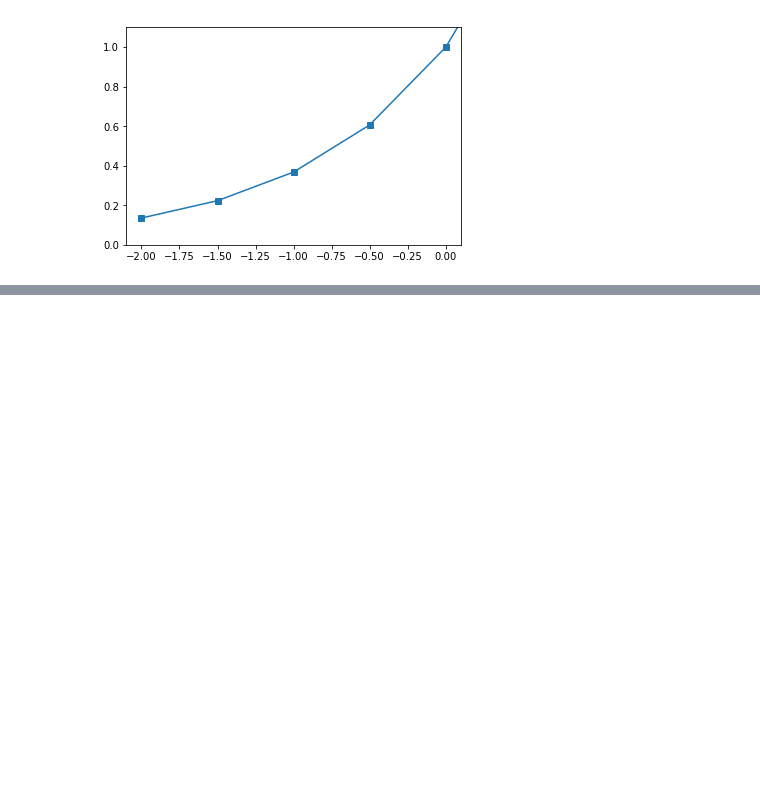
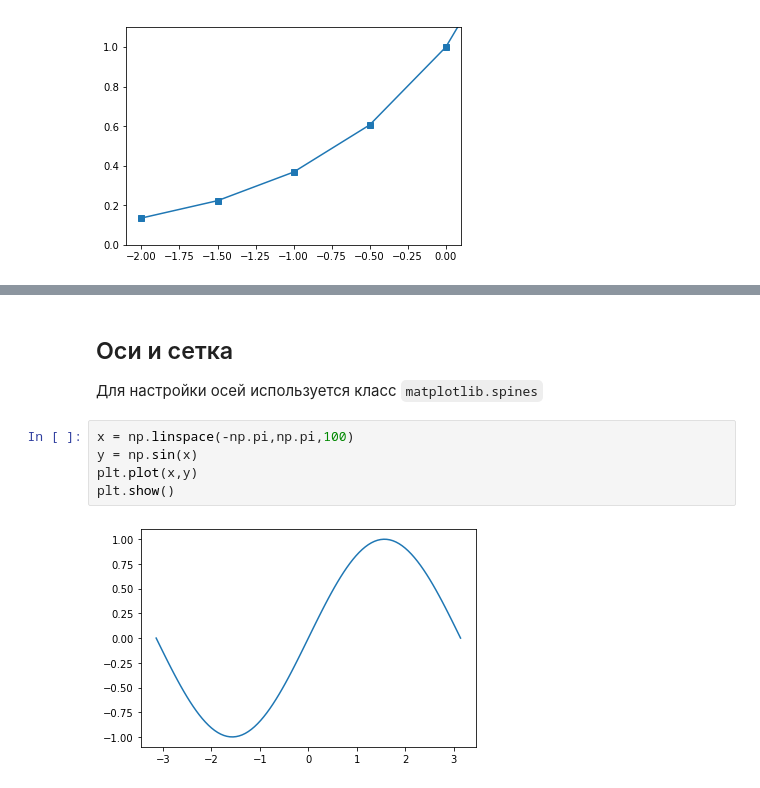
Before and after one commit to yamarus/PyForSci, a Jupyter notebook: source/lectures/theme7.ipynb, the cells around one changed output, grey strips where cells are left out. Drawn from its saved outputs; the diff is of its cells as text; blank space fills up the shorter version.

```diff
--- a/source/lectures/theme7.ipynb
+++ b/source/lectures/theme7.ipynb
@@ -154,0 +157,11 @@ AttributeError: module 'matplotlib.pyplot' has no attribute 'set_aspect'
+# %% [markdown]
+## Оси и сетка
+
+Для настройки осей используется класс ``matplotlib.spines``
+# %%
+x = np.linspace(-np.pi,np.pi,100)
+y = np.sin(x)
+plt.plot(x,y)
+plt.show()
+# %% [output]
+[figure, added]
```
Also changed, not shown: parts of 25 cells of this notebook.
